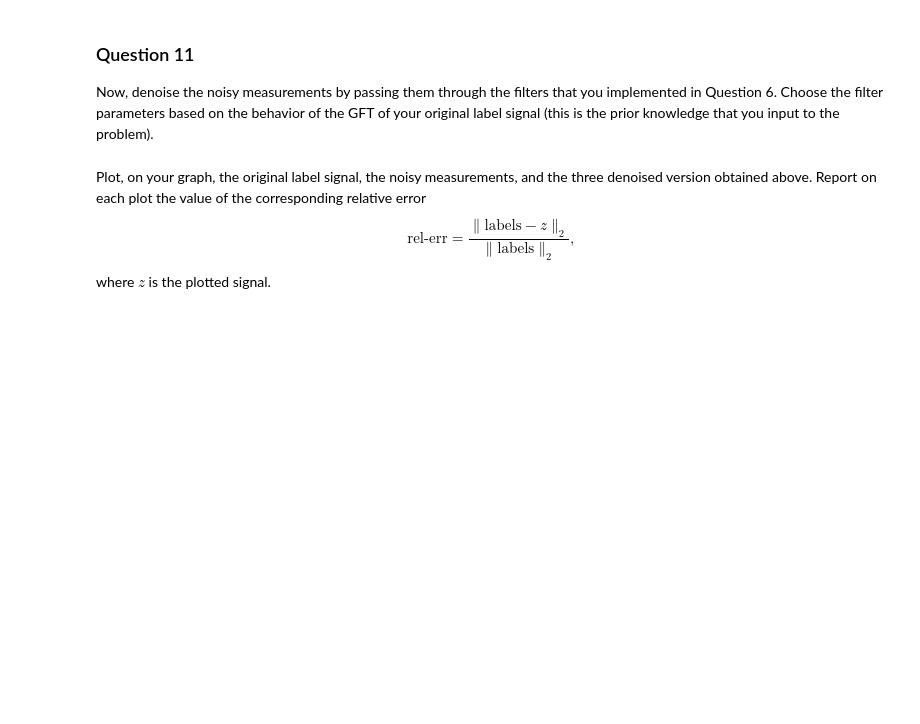
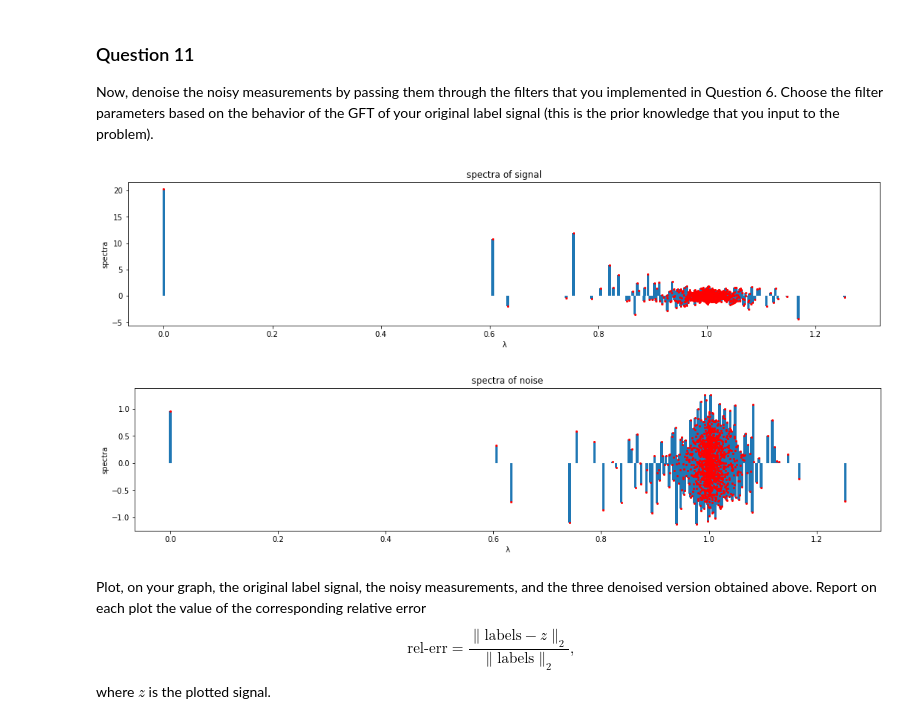
Before and after one commit to coencharles/teamporcinet_M4_v2, a Jupyter notebook: milestones/4_graph_signal_processing.ipynb, the cells around one changed output. Drawn from its saved outputs; the diff is of its cells as text; code cells hidden in the pictures; blank space fills up the shorter version.

```diff
--- a/milestones/4_graph_signal_processing.ipynb
+++ b/milestones/4_graph_signal_processing.ipynb
@@ -307,7 +355,7 @@ In the cell below, set the noise variance $\sigma^2$ by making sure that the sig
 
 _Note:_ Actually, you might want to play with the noise variance here and set it to different values and see how the denoising filters behave.
 # %%
-noise_variance = # Your code here.
+noise_variance = np.var(labels)/1.5# Your code here.
 noisy_measurements = labels + noise_variance * np.random.randn(n_nodes)
 # %% [markdown]
 ### Question 10
@@ -333,0 +385,25 @@ z_rect_denoised = # Your code here.
+# %%
+plt.figure(figsize=(18,12))
+
+
+plt.subplot(3,1,1)
+plt.bar(e,GFT(labels),width=0.005)
+plt.plot(e,GFT(labels),'ro',ms=2)
+plt.ylabel('spectra')
+plt.xlabel('λ')
+plt.title('spectra of signal')
+plt.show()
+#nx.draw_networkx_edges(graph, coords, alpha=0.01)
+
+plt.figure(figsize=(18,12))
+plt.subplot(3,1,2)
+plt.bar(e,GFT(noisy_measurements-labels),width=0.005)
+plt.plot(e,GFT(noisy_measurements-labels),'ro',ms=2)
+plt.ylabel('spectra')
+plt.xlabel('λ')
+plt.title('spectra of noise')
+plt.show()
+#nx.draw_networkx_edges(graph, coords, alpha=0.01)
+# %% [output]
+[figure, added]
+[figure, added]
```
Also changed, not shown: parts of 35 cells of this notebook.
